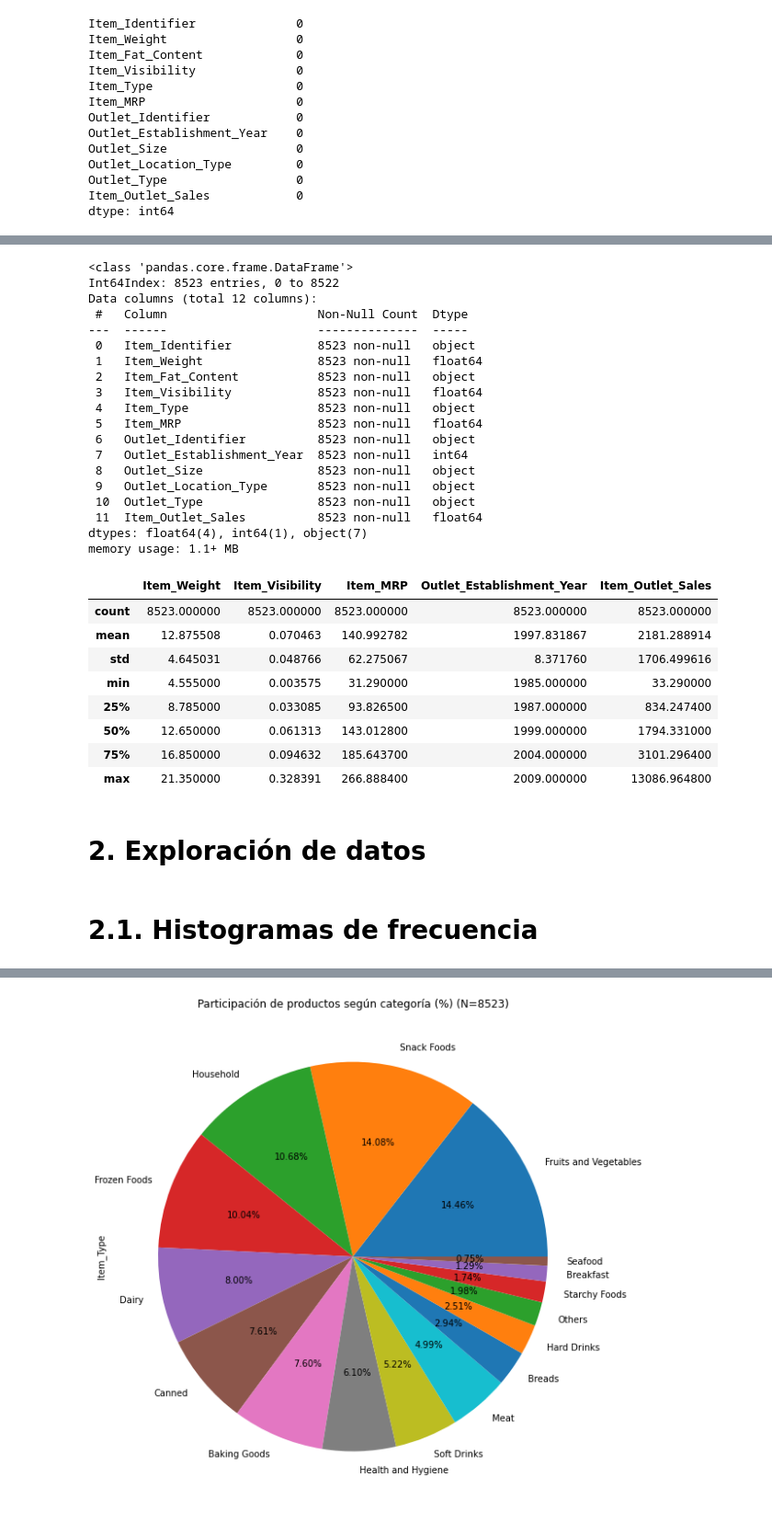
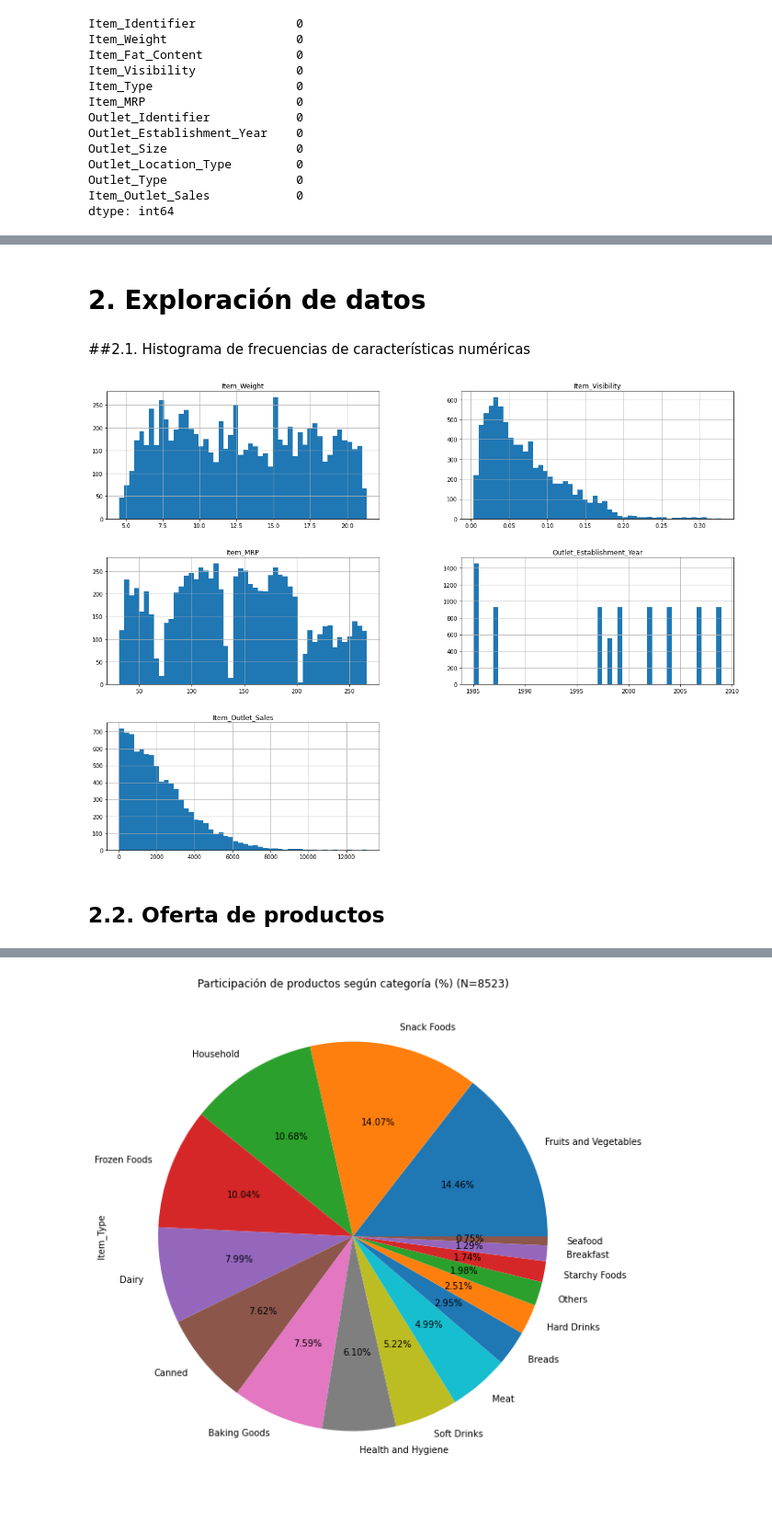
Before and after one commit to pzuniga/sales-predictions, a Jupyter notebook: Project_1_Sales_Prediction.ipynb, the cells around one changed output, grey strips where cells are left out. Shown at 92% size. Saved outputs shown, nothing was run; the diff lists cells and outputs as text; code cells hidden in the pictures.

```diff
--- a/Project_1_Sales_Prediction.ipynb
+++ b/Project_1_Sales_Prediction.ipynb
@@ -217,6 +243,9 @@ Porcentaje de valores nulos en la columna 'Item_Weight' con respecto al total de
 | 6440 | FDK57 | NaN | Low Fat | 0.079904 | Snack Foods | 120.0440 | ... |
 | 8278 | FDE52 | NaN | Regular | 0.029742 | Dairy | 88.9514 | ... |
 | 8463 | FDQ60 | NaN | Regular | 0.191501 | Baking Goods | 121.2098 | ... |
+# %%
+# Excluir filas NaN residual del df
+df=df.loc[~missing_Item_Weight_df,:]
 # %%
 # 1.4.1. Valores inconsistente de datos 'Item_Fat_Content'
 
@@ -268,18 +291,0 @@ df.groupby(['Item_Fat_Content','Item_Type'])['Item_Weight'].describe()
-# %%
-# Se aplicarán las siguientes reglas para asignar valor de 'Item_Weight' con valores nulos
-# Promedio 'Item_Weight' agrupado por 'Item_Fat_Content' e 'Item_Type'
-# Regular + Frozen Foods -> 13.146827
-# Regular + Dairy -> 13.286255
-# Regular + Baking Goods -> 12.023601
-# Low Fat + Snack Foods -> 13.792424
-df['Item_Weight'][4125]=13.146827
-df['Item_Weight'][6440]=13.792424
-df['Item_Weight'][8278]=13.286255
-df['Item_Weight'][8463]=12.023601
-
-
-# Mejorar esta parte del código
-#iterable=[['Regular','Frozen Foods',13.146827],['Regular','Dairy', 13.286255],['Regular','Baking Goods', 12.023601],['Low Fat','Snack Foods', 13.792424]]
-#for i in range(0,len(iterable)):
-#  df.loc[(df['Item_Fat_Content']==iterable[i][0])&(df['Item_Type']==iterable[i][1])&(df['Outlet_Size'].isna()),'Item_Weight']=iterable[i][2]
-#  print(df.loc[(df['Item_Fat_Content']==iterable[i][0])&(df['Item_Type']==iterable[i][1])&(df['Outlet_Size'].isna()),'Item_Weight'],iterable[i][2])
@@ -550,5 +443,0 @@ Item_Visibility_values
-# %%
-# Iterar por df y modificar 'Item_Visibility' con valores nulos por promedio de agrupado por 'Outlet_Size' e 'Item_Type
-for i in df.index:
-  if df['Item_Visibility'][i]==0:
-    df['Item_Visibility'][i]=Item_Visibility_values.loc[(Item_Visibility_values['Outlet_Size']==df['Outlet_Size'][i])&(Item_Visibility_values['Item_Type']==df['Item_Type'][i]),'Item_Visibility']
@@ -568,0 +444,5 @@ df.loc[missing_Item_Visibility_df,:]
+# %%
+# Reemplazo de valores '0%' en NaN
+# Más abajo serán imputados con la media de la columna
+df['Item_Visibility'] = df['Item_Visibility'].replace(0,np.nan)
+df.info()
@@ -676,40 +583,15 @@ min         33.290000
 max      13086.964800
 Name: Item_Outlet_Sales, dtype: float64
-# %%
-df.info()
-# %% [output]
-<class 'pandas.core.frame.DataFrame'>
-Int64Index: 8523 entries, 0 to 8522
-Data columns (total 12 columns):
- #   Column                     Non-Null Count  Dtype
----  ------                     --------------  -----
- 0   Item_Identifier            8523 non-null   object
- 1   Item_Weight                8523 non-null   float64
- 2   Item_Fat_Content           8523 non-null   object
- 3   Item_Visibility            8523 non-null   float64
- 4   Item_Type                  8523 non-null   object
- 5   Item_MRP                   8523 non-null   float64
- 6   Outlet_Identifier          8523 non-null   object
- 7   Outlet_Establishment_Year  8523 non-null   int64
- 8   Outlet_Size                8523 non-null   object
- 9   Outlet_Location_Type       8523 non-null   object
- 10  Outlet_Type                8523 non-null   object
- 11  Item_Outlet_Sales          8523 non-null   float64
-dtypes: float64(4), int64(1), object(7)
-memory usage: 1.1+ MB
-# %%
-df.describe()
-# %% [output]
-|  | Item_Weight | Item_Visibility | Item_MRP | Outlet_Establishment_Year | Item_Outlet_Sales |
-| count | 8523.000000 | 8523.000000 | 8523.000000 | 8523.000000 | 8523.000000 |
-| mean | 12.875508 | 0.070463 | 140.992782 | 1997.831867 | 2181.288914 |
-| std | 4.645031 | 0.048766 | 62.275067 | 8.371760 | 1706.499616 |
-| min | 4.555000 | 0.003575 | 31.290000 | 1985.000000 | 33.290000 |
-| 25% | 8.785000 | 0.033085 | 93.826500 | 1987.000000 | 834.247400 |
-| 50% | 12.650000 | 0.061313 | 143.012800 | 1999.000000 | 1794.331000 |
-| 75% | 16.850000 | 0.094632 | 185.643700 | 2004.000000 | 3101.296400 |
-| max | 21.350000 | 0.328391 | 266.888400 | 2009.000000 | 13086.964800 |
 # %% [markdown]
 # **2. Exploración de datos**
 # %% [markdown]
-# 2.1. Histogramas de frecuencia
+##2.1. Histograma de frecuencias de características numéricas
+# %%
+# Histograma de las columnas del df
+df.hist(bins=50, figsize=(20,15))
+#save_fig("attribute_histogram_plots")
+plt.show()
+# %% [output]
+[figure, added]
+# %% [markdown]
+## 2.2. Oferta de productos
```
Also changed, not shown: parts of 115 cells of this notebook.
